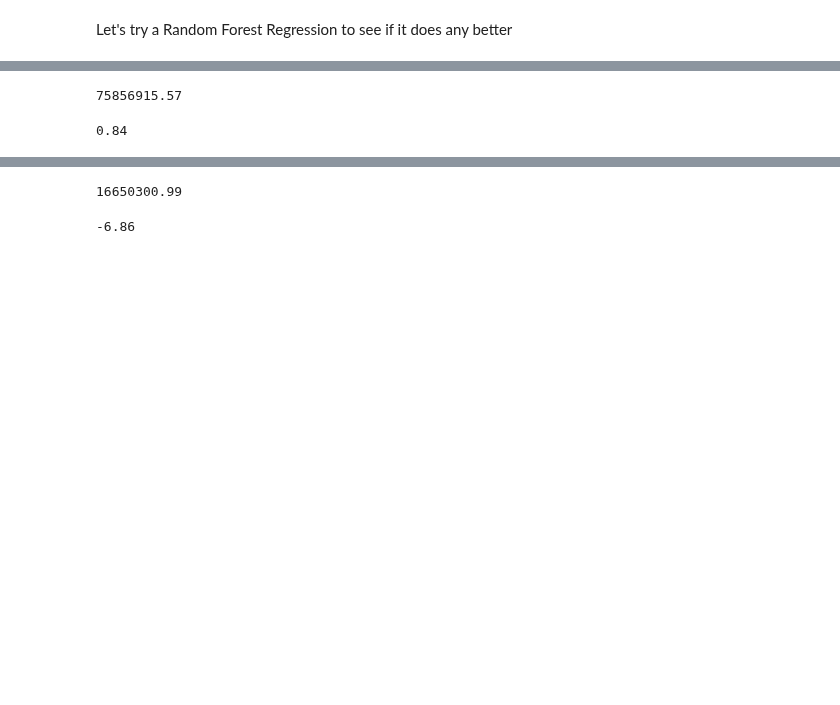
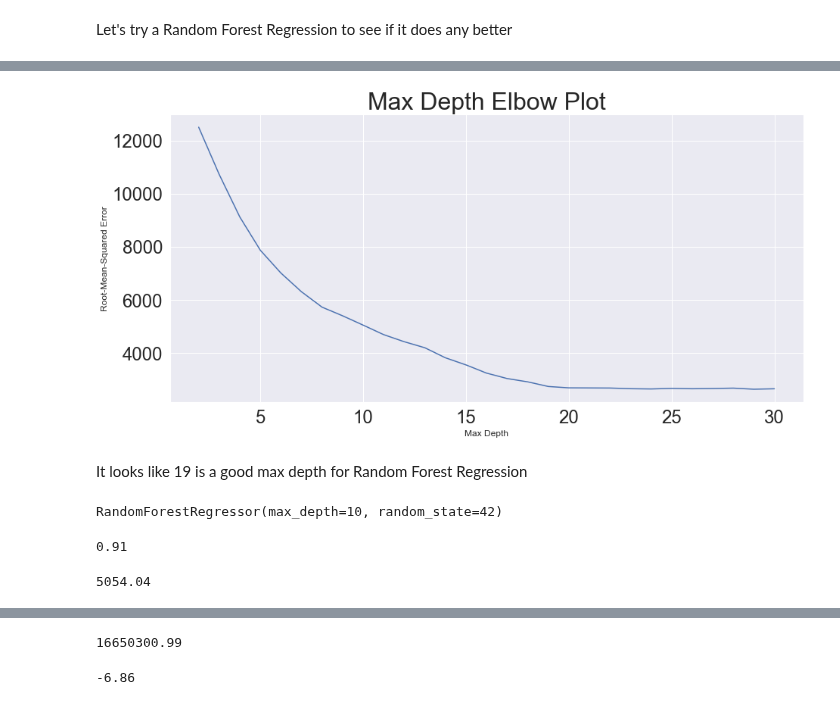
Before and after one commit to Dylan-C-Neal/capstone1-retail_forecasting, a Jupyter notebook: notebooks/C1S4-Modeling.ipynb, the cells around one changed output, grey strips where cells are left out. Drawn from its saved outputs; the diff is of its cells as text; code cells hidden in the pictures; blank space fills up the shorter version.

Commit message:
Completed elbow plot for max depth on random forest regression

```diff
--- a/notebooks/C1S4-Modeling.ipynb
+++ b/notebooks/C1S4-Modeling.ipynb
@@ -239,4 +238,0 @@ round(r2_score(y_test, y_pred), 2)
-# %%
-# Let's try max_depth = 15
-reg = RandomForestRegressor(max_depth=15, random_state=42)
-reg.fit(X_train, np.ravel(y_train))
@@ -259,4 +238,0 @@ round(r2_score(y_test, y_pred), 2)
-# %%
-# Let's try max_depth = 20
-reg = RandomForestRegressor(max_depth=20, random_state=42)
-reg.fit(X_train, np.ravel(y_train))
@@ -271,8 +238,0 @@ round(reg.score(X_train, y_train), 2)
-# %%
-round(mean_squared_error(y_test, y_pred), 2)
-# %% [output]
-75856915.57
-# %%
-round(r2_score(y_test, y_pred), 2)
-# %% [output]
-0.84
@@ -278,0 +241,29 @@ round(r2_score(y_test, y_pred), 2)
+# %%
+# Elbow plot to determine appropriate max_depth to use
+
+ndepth = []
+nrmse = []
+
+for i in range(2, 31):
+    reg = RandomForestRegressor(max_depth=i, random_state=42)
+    reg.fit(X_train0, np.ravel(y_train0))
+    y_pred0 = reg.predict(X_test0)
+    nrmse.append(mean_squared_error(y_test0, y_pred0, squared=False))
+    ndepth.append(i)
+# %%
+RFElbow = pd.DataFrame({'Max Depth':ndepth, 'Root-Mean-Squared Error':nrmse})
+# %%
+fig = plt.figure(figsize=(15,7))
+_ = sns.lineplot(x='Max Depth', y='Root-Mean-Squared Error', data=RFElbow)
+_ = plt.title('Max Depth Elbow Plot')
+# %% [output]
+[figure, added]
+# %% [markdown]
+It looks like 19 is a good max depth for Random Forest Regression
+# %%
+# Let's try max_depth = 10
+from sklearn.ensemble import RandomForestRegressor
+reg = RandomForestRegressor(max_depth=10, random_state=42)
+reg.fit(X_train0, np.ravel(y_train0))
+# %% [output]
+RandomForestRegressor(max_depth=10, random_state=42)
@@ -278,0 +272,8 @@ round(r2_score(y_test, y_pred), 2)
+# %%
+round(reg.score(X_train0, y_train0), 2)
+# %% [output]
+0.91
+# %%
+round(mean_squared_error(y_test0, y_pred0, squared=False), 2)
+# %% [output]
+5054.04
```
Also changed, not shown: parts of 64 cells of this notebook.
